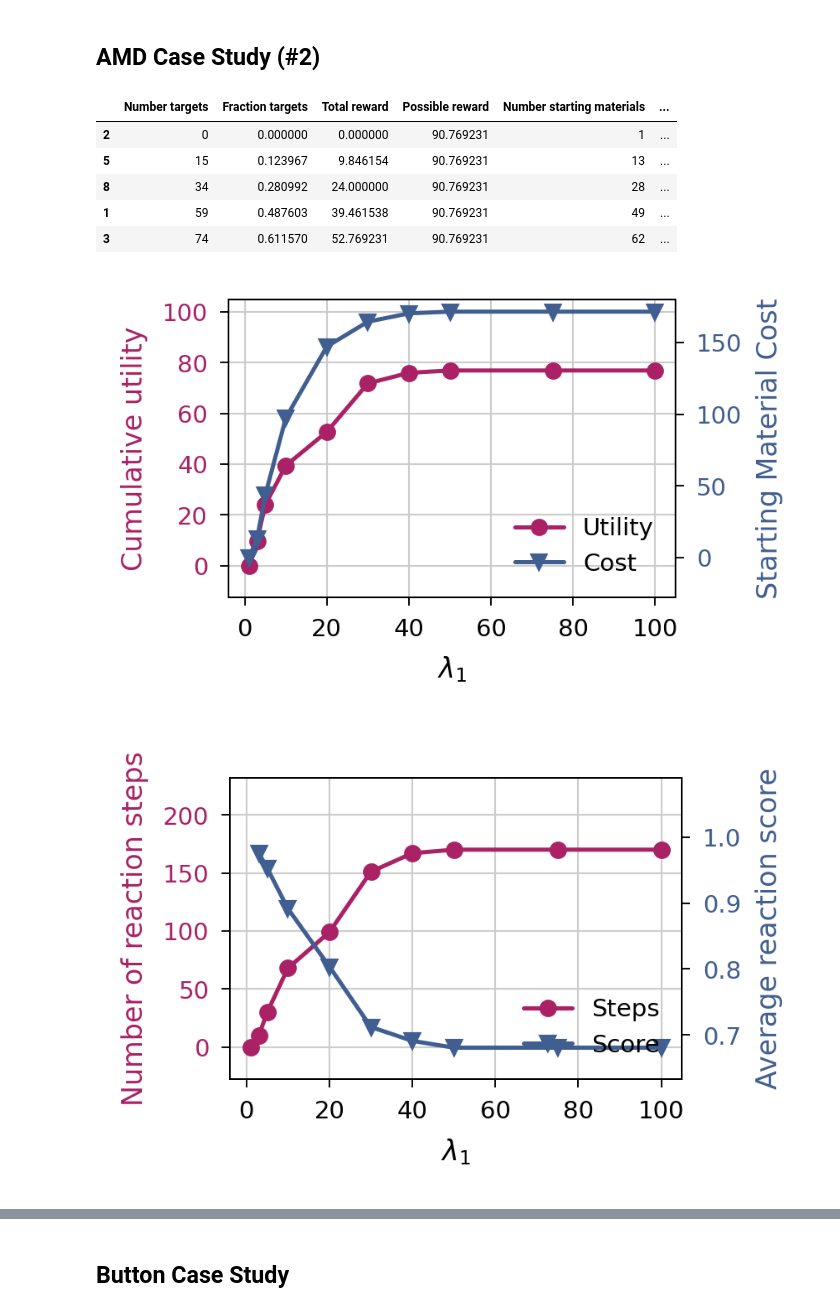
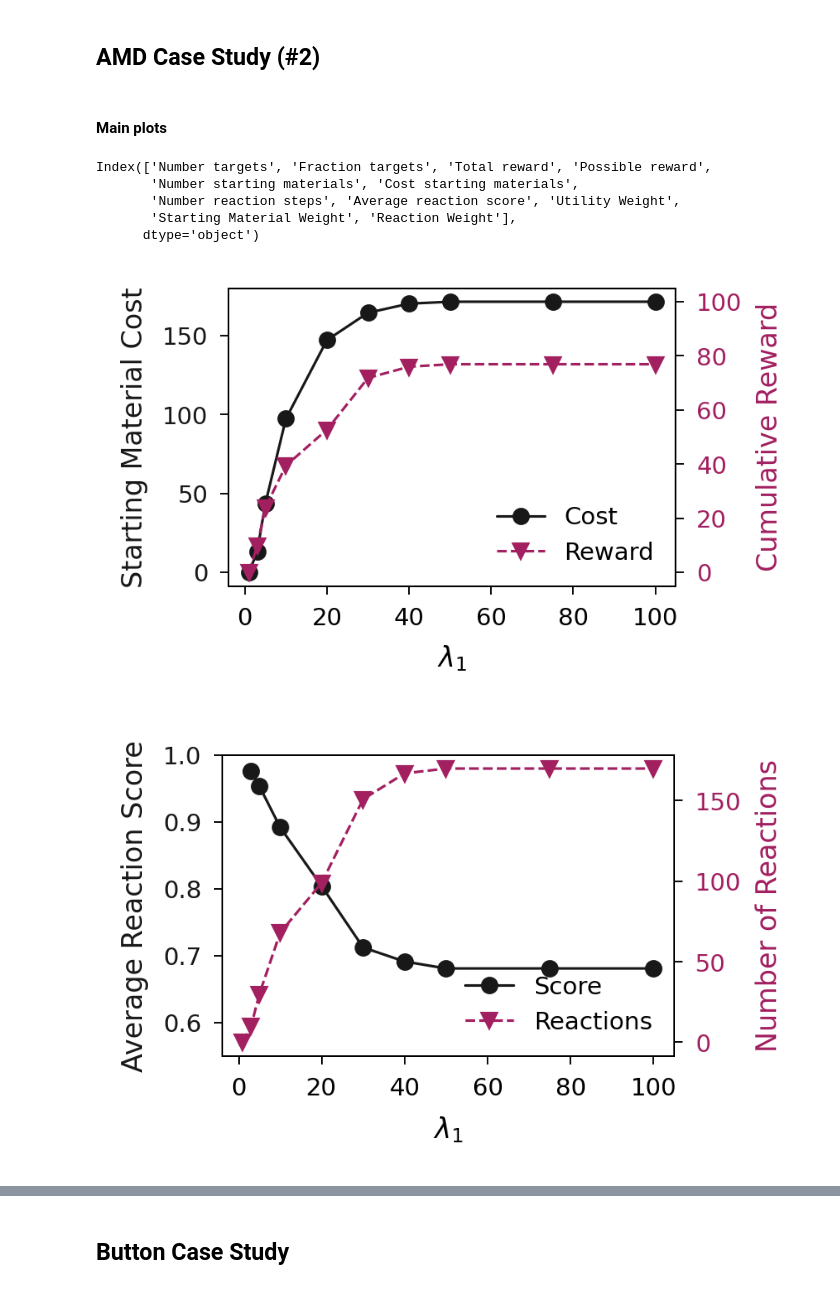
Before and after one commit to coleygroup/sparrow, a Jupyter notebook: notebooks/analyze_results.ipynb, the cells around one changed output, grey strips where cells are left out. Cells and saved outputs as stored; diff of their text form; code cells hidden in the pictures.

```diff
--- a/notebooks/analyze_results.ipynb
+++ b/notebooks/analyze_results.ipynb
@@ -289,0 +194,21 @@ df_all
+# %%
+# baseline legend
+markers = {"Reward Only": "P", "SA Score Only": "d", "Combined Score": "v", "SPARROW": 'o'}
+df_all['strategy'] = 'SPARROW'
+fig, ax = plt.subplots(1,1)
+seaborn.scatterplot(data=df_all, ax=ax, x='Average Reaction Score', y='Cumulative Reward', style='strategy', color="gray", s=20, edgecolor='k', linewidth=0.25, markers=markers)
+seaborn.scatterplot(data=baselines, ax=ax, x='Average Reaction Score', y='Cumulative Reward', style='strategy', color="gray", s=20, edgecolor='k', linewidth=0.25, markers=markers)
+
+plot_utils.set_size(1.3, 1.3, ax=ax)
+seaborn.move_legend(
+    ax, "lower center",
+    bbox_to_anchor=(.5, 1), ncol=4, title=None, frameon=False,
+)
+leg = ax.get_legend()
+
+for legg in leg.legendHandles:
+    legg.set_color('lightgray')
+    legg.set_edgecolor('gray')
+    legg.set_linewidth(0.25)
+
+fig.savefig(save_dir/f'legend{ftype}',bbox_inches='tight', dpi=200, transparent=True)
@@ -290,5 +217,7 @@ df_all
 # %% [markdown]
 ## AMD Case Study (#2)
+# %% [markdown]
+#### Main plots
 # %%
 save_dir = Path('figs_amd')
 save_dir.mkdir(exist_ok=True)
@@ -296,26 +225,25 @@ save_dir.mkdir(exist_ok=True)
 df = plot_utils.df_from_dir(Path('../results/amd'))
 df = df.sort_values('Utility Weight')
 plot_utils.df_to_latex(df, save_dir/'latex_table.txt')
-df.head()
+df.columns
 # %% [output]
-|  | Number targets | Fraction targets | Total reward | Possible reward | Number starting materials | ... |
-| 2 | 0 | 0.000000 | 0.000000 | 90.769231 | 1 | ... |
-| 5 | 15 | 0.123967 | 9.846154 | 90.769231 | 13 | ... |
-| 8 | 34 | 0.280992 | 24.000000 | 90.769231 | 28 | ... |
-| 1 | 59 | 0.487603 | 39.461538 | 90.769231 | 49 | ... |
-| 3 | 74 | 0.611570 | 52.769231 | 90.769231 | 62 | ... |
+Index(['Number targets', 'Fraction targets', 'Total reward', 'Possible reward',
+       'Number starting materials', 'Cost starting materials',
+       'Number reaction steps', 'Average reaction score', 'Utility Weight',
+       'Starting Material Weight', 'Reaction Weight'],
+      dtype='object')
 # %%
-fig = double_line_plot(df['Utility Weight'], df['Total reward'], df['Cost starting materials'],
-                 label1='Cumulative utility', label2='Starting Material Cost', xlabel='$\\lambda_1$',
-                 color1=colors[2], color2=colors[0], size=[1.8, 1.2])
+fig = double_line_plot(df['Utility Weight'], df['Cost starting materials'], df['Total reward'],
+                 label1='Starting Material Cost', label2='Cumulative Reward', xlabel='$\\lambda_1$',
+                 color1='k', color2=colors[2], size=[1.8, 1.2])
 fig.savefig(save_dir/f'reward_cost{ftype}',bbox_inches='tight', dpi=200, transparent=True)
 # %% [output]
-[figure, old version]
+[figure, new version]
 # %%
-fig = double_line_plot(df['Utility Weight'], df['Number reaction steps'], df['Average reaction score'],
-                 label1='Number of reaction steps', label2='Average reaction score', xlabel='$\\lambda_1$',
-                 color1=colors[2], color2=colors[0], size=[1.8,1.2])
+fig = double_line_plot(df['Utility Weight'], df['Average reaction score'], df['Number reaction steps'],
+                 label1='Average Reaction Score', label2='Number of Reactions', xlabel='$\\lambda_1$', size=[1.8,1.2],
+                 color1='k', color2=colors[2],)
 fig.savefig(save_dir/f'reactions{ftype}',bbox_inches='tight', dpi=200, transparent=True)
 # %% [output]
-[figure, old version]
+[figure, new version]
 # %%
```
Also changed, not shown: parts of 25 cells of this notebook, 15 other files.
